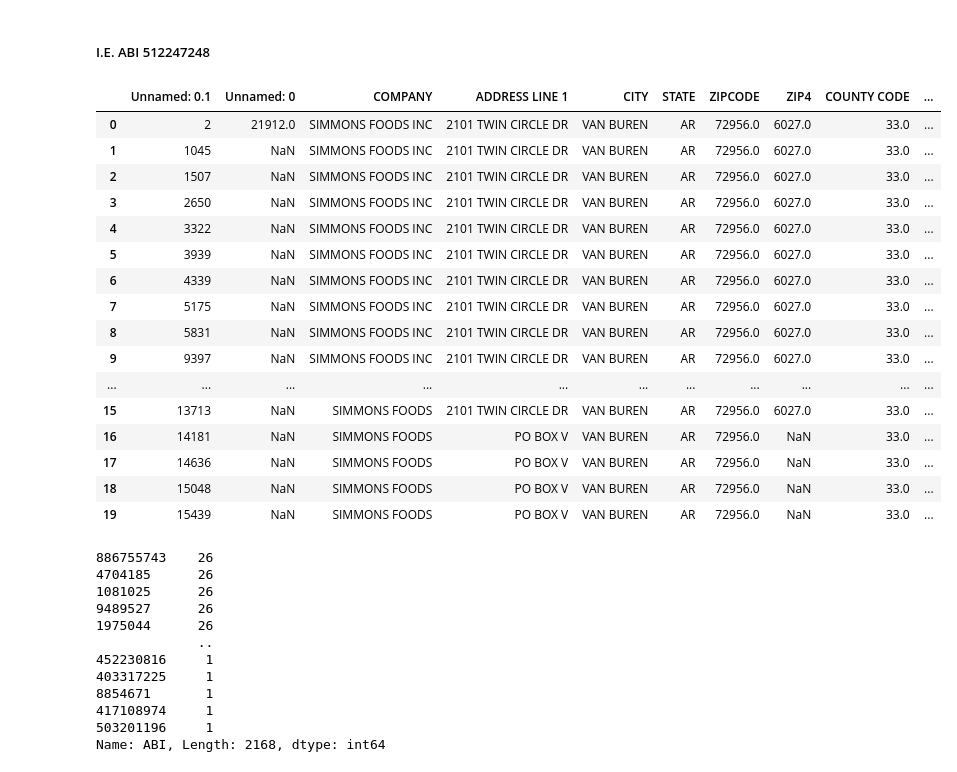
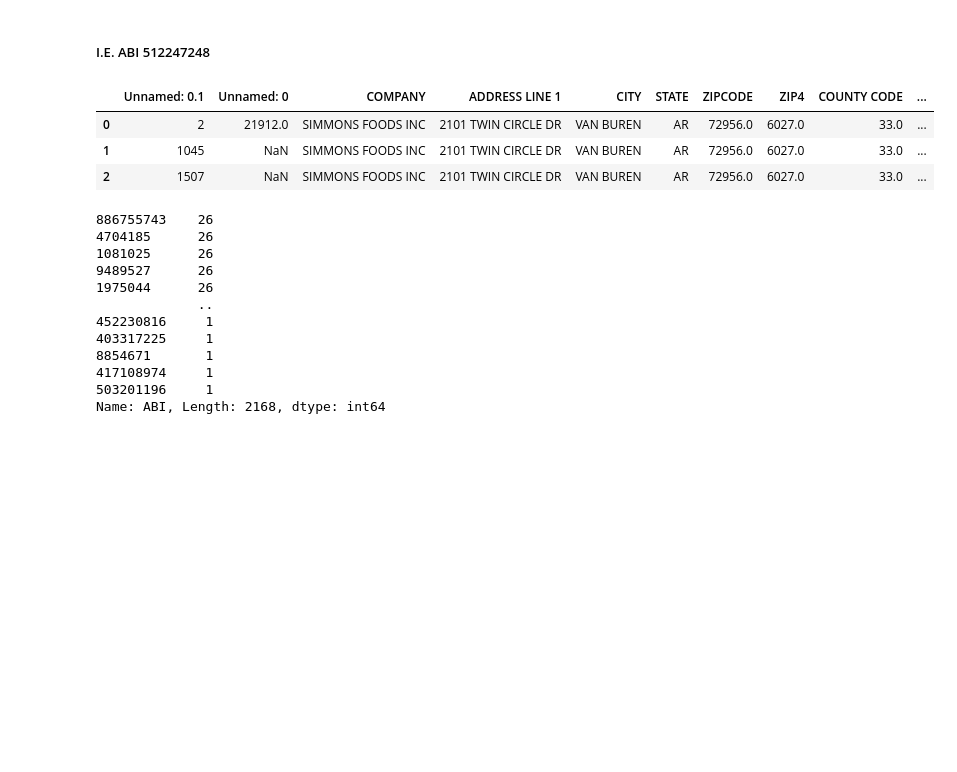
Before and after one commit to uchicago-dsi/rafi-poultry, a Jupyter notebook: notebooks/master-EDA.ipynb, the cells around one changed output. Drawn from its saved outputs; the diff is of its cells as text; code cells hidden in the pictures; blank space fills up the shorter version.

```diff
--- a/notebooks/master-EDA.ipynb
+++ b/notebooks/master-EDA.ipynb
@@ -310,25 +310,12 @@ Name: PARENT NUMBER, dtype: int64
 ##### I.E. ABI 512247248
 # %%
 ex_ABI = df_IG.loc[df_IG.ABI == 512247248].reset_index(drop=True)
-ex_ABI
+ex_ABI.head(3)
 # %% [output]
 |  | Unnamed: 0.1 | Unnamed: 0 | COMPANY | ADDRESS LINE 1 | CITY | STATE | ZIPCODE | ZIP4 | COUNTY CODE | ... |
 | 0 | 2 | 21912.0 | SIMMONS FOODS INC | 2101 TWIN CIRCLE DR | VAN BUREN | AR | 72956.0 | 6027.0 | 33.0 | ... |
 | 1 | 1045 | NaN | SIMMONS FOODS INC | 2101 TWIN CIRCLE DR | VAN BUREN | AR | 72956.0 | 6027.0 | 33.0 | ... |
 | 2 | 1507 | NaN | SIMMONS FOODS INC | 2101 TWIN CIRCLE DR | VAN BUREN | AR | 72956.0 | 6027.0 | 33.0 | ... |
-| 3 | 2650 | NaN | SIMMONS FOODS INC | 2101 TWIN CIRCLE DR | VAN BUREN | AR | 72956.0 | 6027.0 | 33.0 | ... |
-| 4 | 3322 | NaN | SIMMONS FOODS INC | 2101 TWIN CIRCLE DR | VAN BUREN | AR | 72956.0 | 6027.0 | 33.0 | ... |
-| 5 | 3939 | NaN | SIMMONS FOODS INC | 2101 TWIN CIRCLE DR | VAN BUREN | AR | 72956.0 | 6027.0 | 33.0 | ... |
-| 6 | 4339 | NaN | SIMMONS FOODS INC | 2101 TWIN CIRCLE DR | VAN BUREN | AR | 72956.0 | 6027.0 | 33.0 | ... |
-| 7 | 5175 | NaN | SIMMONS FOODS INC | 2101 TWIN CIRCLE DR | VAN BUREN | AR | 72956.0 | 6027.0 | 33.0 | ... |
-| 8 | 5831 | NaN | SIMMONS FOODS INC | 2101 TWIN CIRCLE DR | VAN BUREN | AR | 72956.0 | 6027.0 | 33.0 | ... |
-| 9 | 9397 | NaN | SIMMONS FOODS INC | 2101 TWIN CIRCLE DR | VAN BUREN | AR | 72956.0 | 6027.0 | 33.0 | ... |
-| ... | ... | ... | ... | ... | ... | ... | ... | ... | ... | ... |
-| 15 | 13713 | NaN | SIMMONS FOODS | 2101 TWIN CIRCLE DR | VAN BUREN | AR | 72956.0 | 6027.0 | 33.0 | ... |
-| 16 | 14181 | NaN | SIMMONS FOODS | PO BOX V | VAN BUREN | AR | 72956.0 | NaN | 33.0 | ... |
-| 17 | 14636 | NaN | SIMMONS FOODS | PO BOX V | VAN BUREN | AR | 72956.0 | NaN | 33.0 | ... |
-| 18 | 15048 | NaN | SIMMONS FOODS | PO BOX V | VAN BUREN | AR | 72956.0 | NaN | 33.0 | ... |
-| 19 | 15439 | NaN | SIMMONS FOODS | PO BOX V | VAN BUREN | AR | 72956.0 | NaN | 33.0 | ... |
 # %%
 df_IG['ABI'].value_counts().sort_values(ascending=False)
 #Some businesses appear across all 26 years
```
Also changed, not shown: parts of 10 cells of this notebook.
